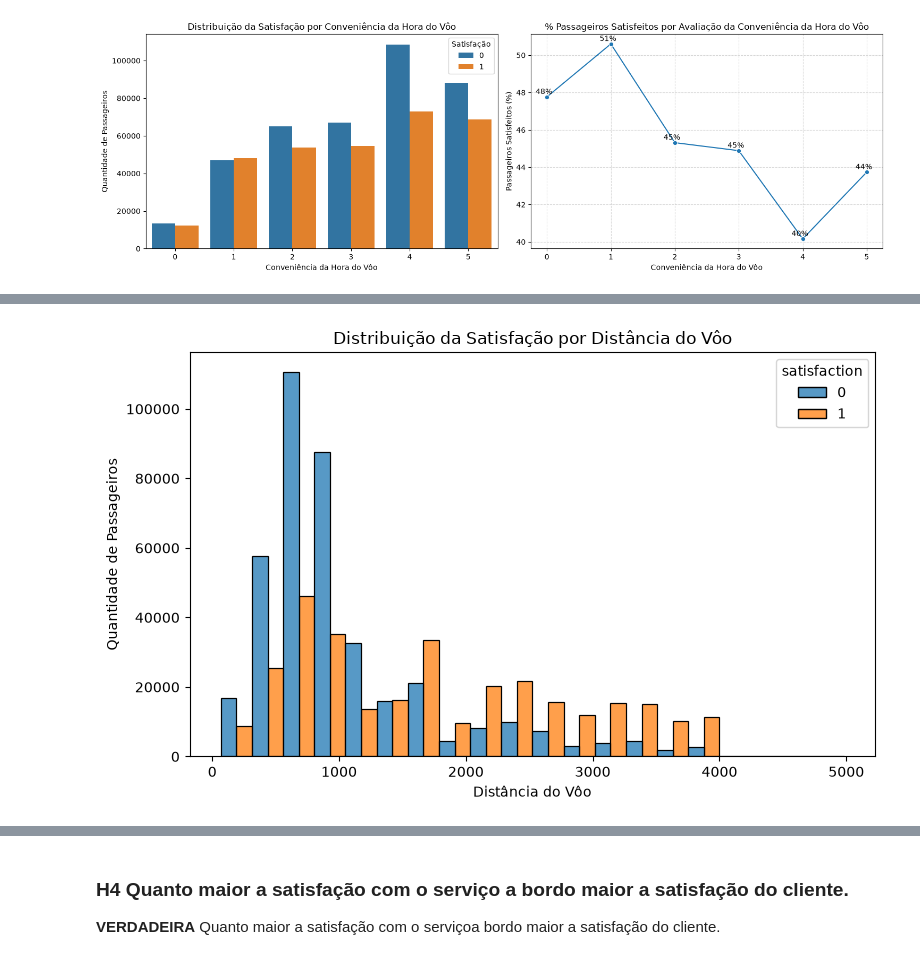
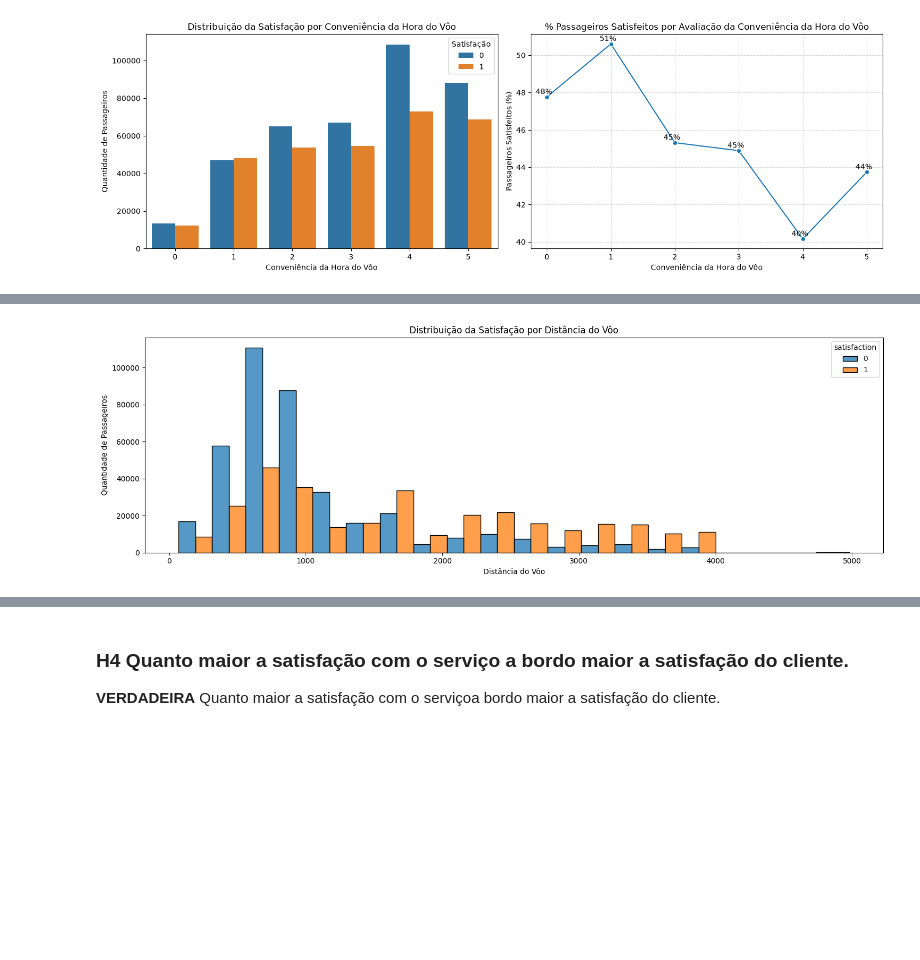
Before and after one commit to Data-Projects1/airline_satisfaction, a Jupyter notebook: notebooks/02.analise_satisf-validacao_hipoteses.ipynb, the cells around one changed output, grey strips where cells are left out. Cells and saved outputs as stored; diff of their text form; code cells hidden in the pictures; blank space fills up the shorter version.

```diff
--- a/notebooks/02.analise_satisf-validacao_hipoteses.ipynb
+++ b/notebooks/02.analise_satisf-validacao_hipoteses.ipynb
@@ -669,15 +828,14 @@ plt.show()
 # %%
-#histograma com faixas
+# histograma com faixas
 plt.figure(figsize=(15,5))
 
-plt.subplot(1, 2, 1)
 sns.histplot(data=df2, x='flight_distance', hue='satisfaction',
              bins=20, multiple='dodge')
 plt.title('Distribuição da Satisfação por Distância do Vôo')
 plt.xlabel('Distância do Vôo')
 plt.ylabel('Quantidade de Passageiros')
 
 plt.tight_layout()
 plt.show()
 # %% [output]
-[figure, old version]
+[figure, new version]
```
Also changed, not shown: parts of 9 cells of this notebook.
